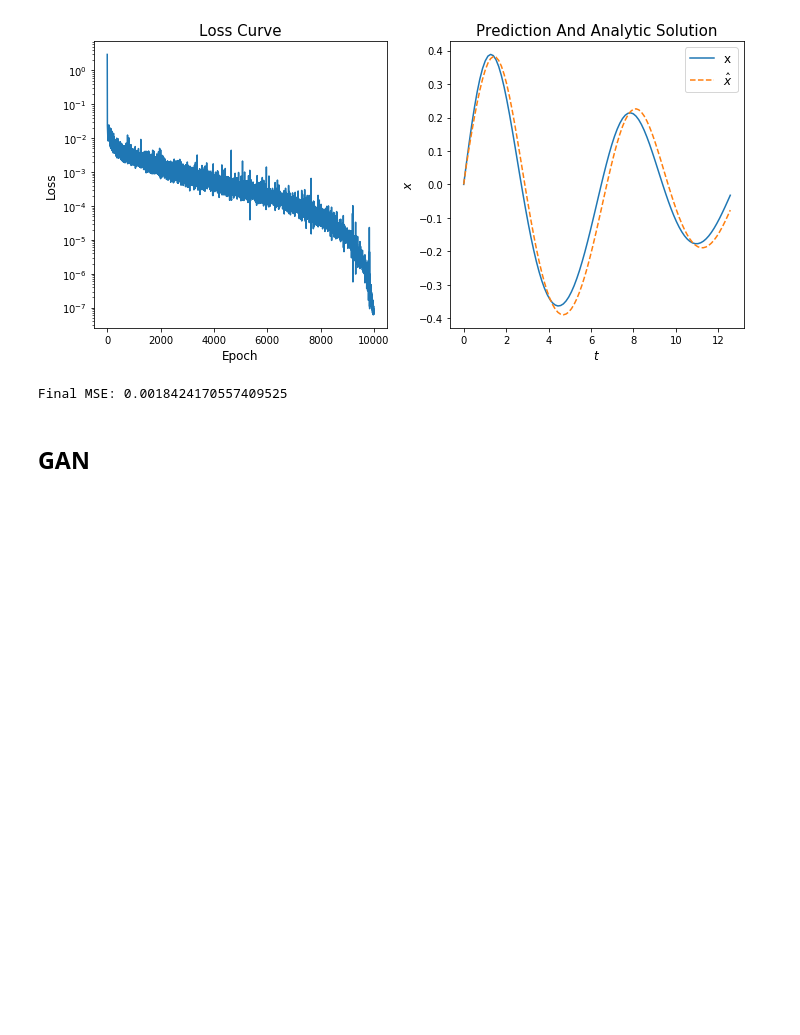
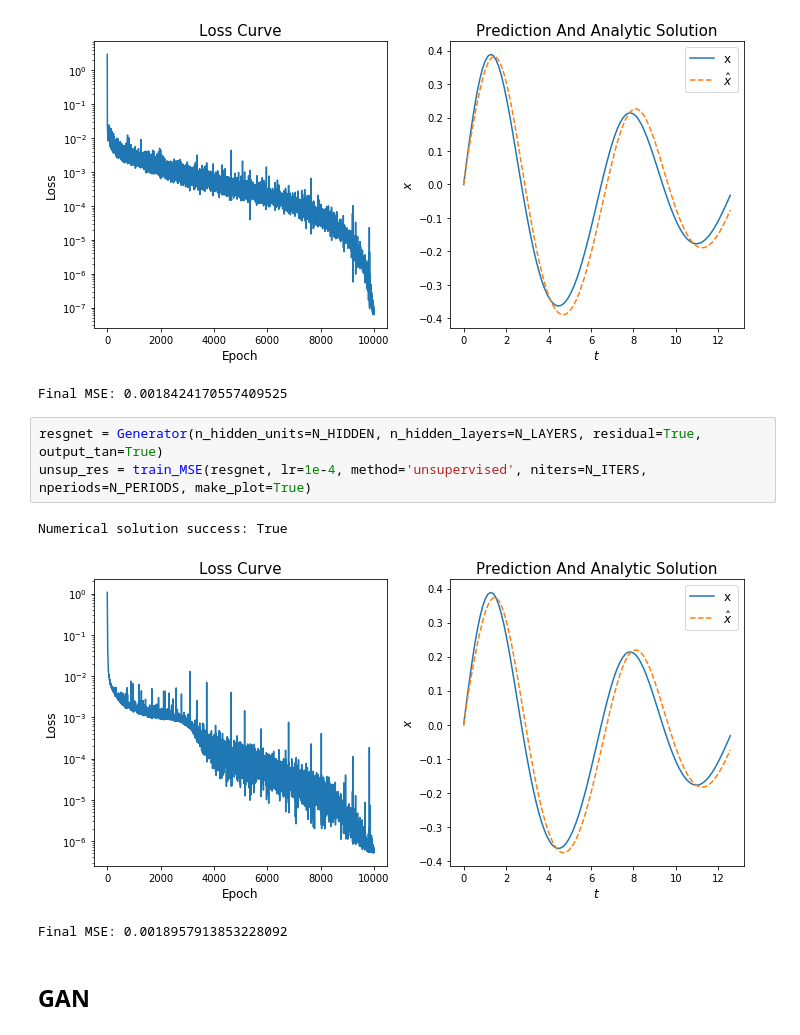
Before and after one commit to dylanrandle/denn, a Jupyter notebook: notebooks/nlo/NLO.ipynb, the cells around one changed output. Cells and saved outputs as stored; diff of their text form; blank space fills up the shorter version.

```diff
--- a/notebooks/nlo/NLO.ipynb
+++ b/notebooks/nlo/NLO.ipynb
@@ -96,6 +96,13 @@ unsup_res = train_MSE(resgnet, method='unsupervised', niters=N_ITERS, nperiods=N
 Numerical solution success: True
 [figure]
 Final MSE: 0.0018424170557409525
+# %%
+resgnet = Generator(n_hidden_units=N_HIDDEN, n_hidden_layers=N_LAYERS, residual=True, output_tan=True)
+unsup_res = train_MSE(resgnet, lr=1e-4, method='unsupervised', niters=N_ITERS, nperiods=N_PERIODS, make_plot=True)
+# %% [output]
+Numerical solution success: True
+[figure, added]
+Final MSE: 0.0018957913853228092
 # %% [markdown]
 ## GAN
 # %%
```
Also changed, not shown: 4 other files.
